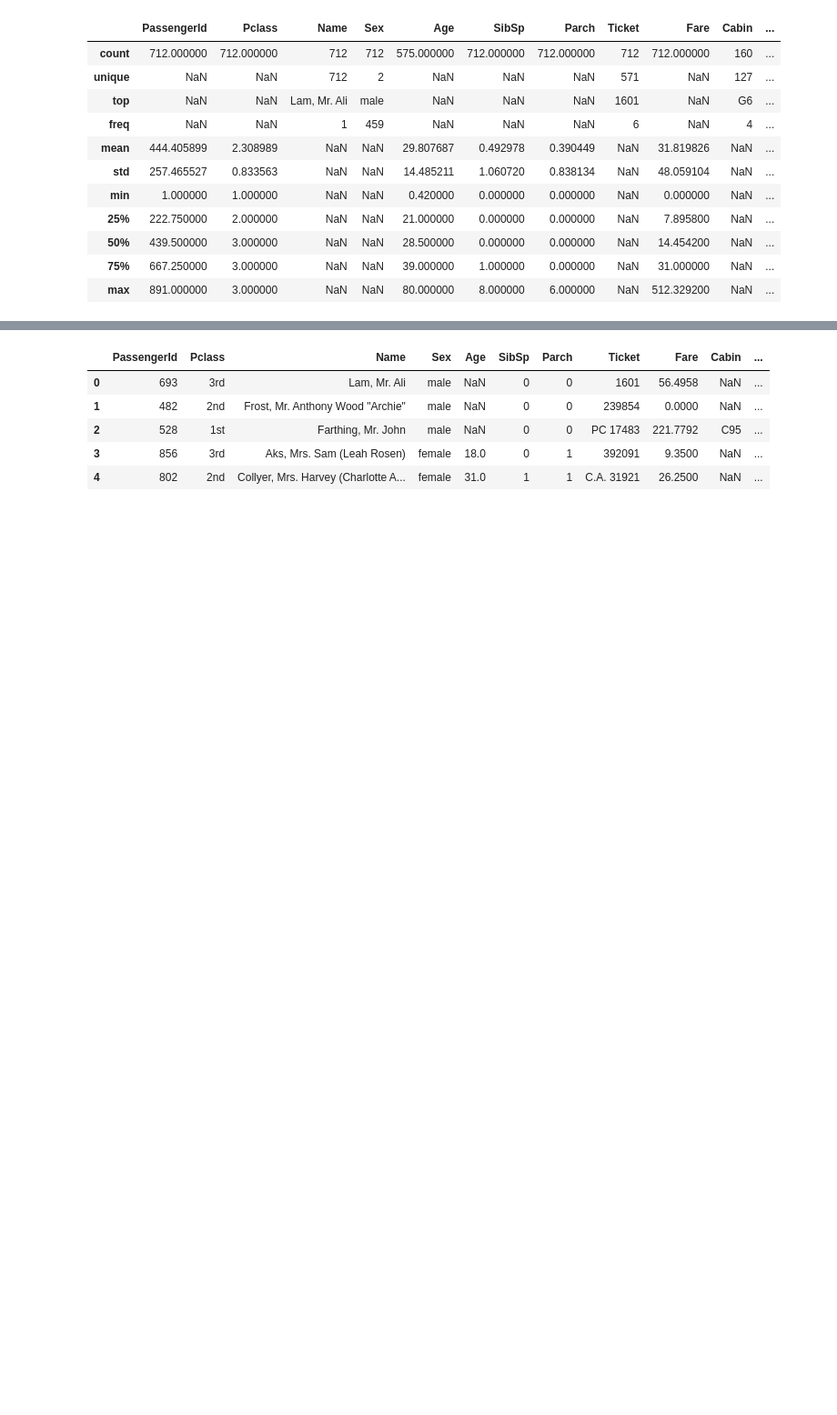
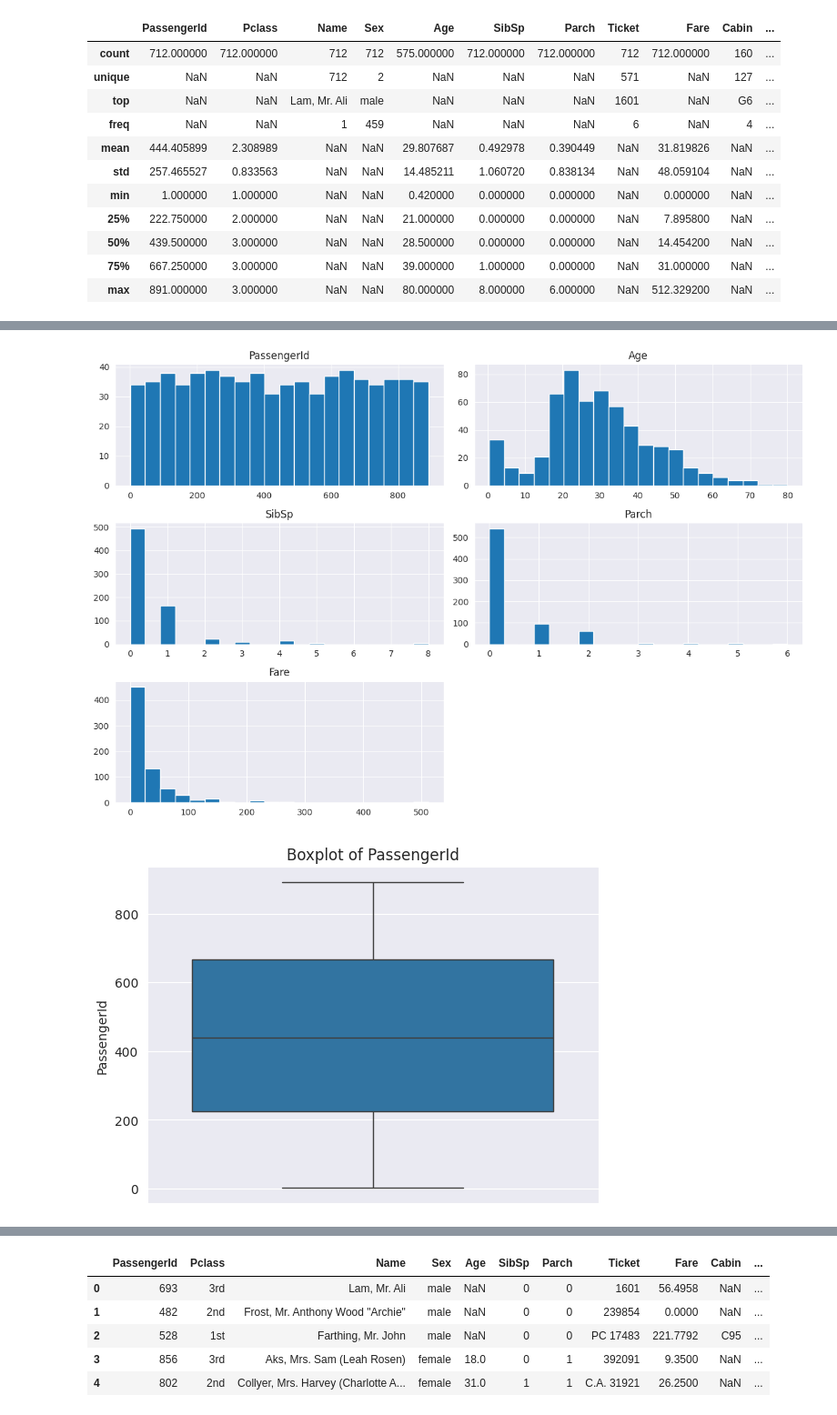
Before and after one commit to brem-21/Titanic, a Jupyter notebook: Untitled90.ipynb, the cells around one changed output, grey strips where cells are left out. Shown at 91% size. Drawn from its saved outputs; the diff is of its cells as text; code cells hidden in the pictures; blank space fills up the shorter version.

```diff
--- a/Untitled90.ipynb
+++ b/Untitled90.ipynb
@@ -72,0 +81,15 @@ titanic_data['Embarked'] = titanic_data['Embarked'].map({'S': 'Southampton', 'C'
+# %%
+# Histograms
+titanic_data.hist(figsize=(12, 8), bins=20)
+plt.tight_layout()
+plt.show()
+
+# Boxplots
+numerical_cols = titanic_data.select_dtypes(include=np.number).columns
+for col in numerical_cols:
+    sns.boxplot(y=titanic_data[col])
+    plt.title(f"Boxplot of {col}")
+    plt.show()
+# %% [output]
+[figure, added]
+[figure, added]
```
Also changed, not shown: parts of 33 cells of this notebook.
